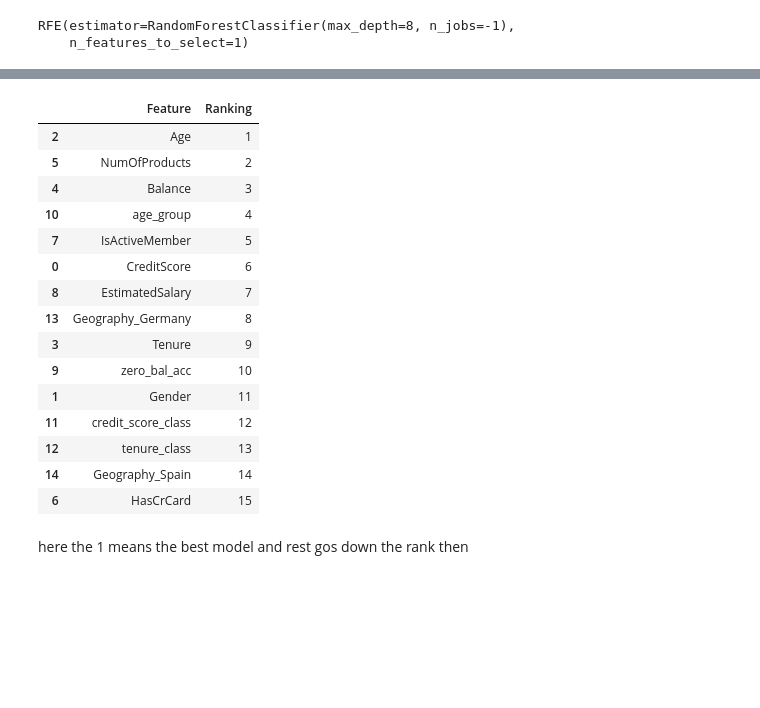
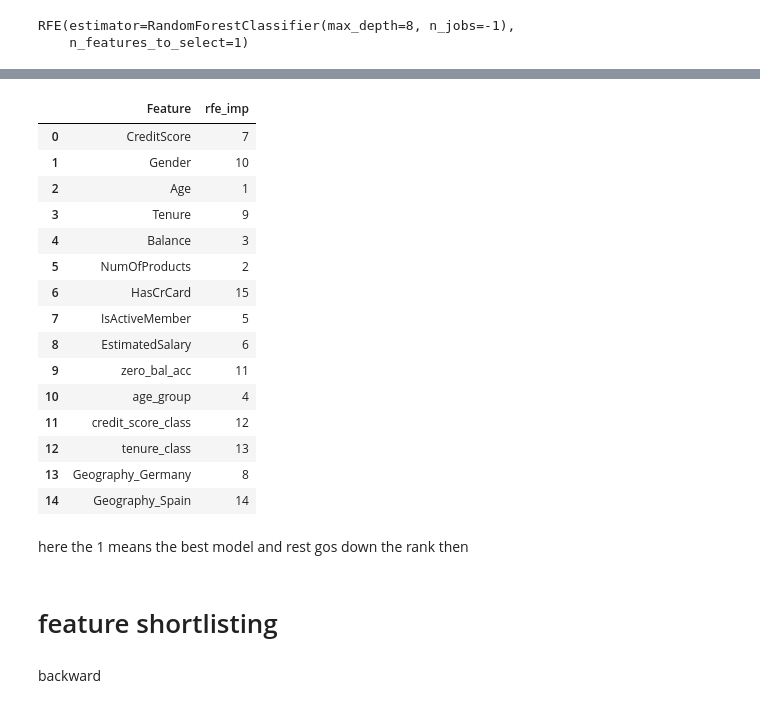
Before and after one commit to karansingh-chauhan/bank-customer-churn-modeling, a Jupyter notebook: notebook/FEATURE_ENG.IPYNB, the cells around one changed output, grey strips where cells are left out. Cells and saved outputs as stored; diff of their text form; code cells hidden in the pictures; blank space fills up the shorter version.

```diff
--- a/notebook/FEATURE_ENG.IPYNB
+++ b/notebook/FEATURE_ENG.IPYNB
@@ -813,28 +747,30 @@ array([ 6, 11,  1,  9,  3,  2, 15,  5,  7, 10,  4, 12, 13,  8, 14])
 # %%
 data = []
 
 for i, feature in enumerate(X.columns):
     data.append([feature, ranking[i]])
-
-dfF = pd.DataFrame(data, columns=['Feature', 'Ranking']).sort_values(by='Ranking')
-
-dfF
+rfe_df = pd.DataFrame(data, columns=['Feature', 'rfe_imp'])
+rfe_df
 # %% [output]
-|  | Feature | Ranking |
+|  | Feature | rfe_imp |
+| 0 | CreditScore | 7 |
+| 1 | Gender | 10 |
 | 2 | Age | 1 |
+| 3 | Tenure | 9 |
+| 4 | Balance | 3 |
 | 5 | NumOfProducts | 2 |
-| 4 | Balance | 3 |
+| 6 | HasCrCard | 15 |
+| 7 | IsActiveMember | 5 |
+| 8 | EstimatedSalary | 6 |
+| 9 | zero_bal_acc | 11 |
 | 10 | age_group | 4 |
-| 7 | IsActiveMember | 5 |
-| 0 | CreditScore | 6 |
-| 8 | EstimatedSalary | 7 |
-| 13 | Geography_Germany | 8 |
-| 3 | Tenure | 9 |
-| 9 | zero_bal_acc | 10 |
-| 1 | Gender | 11 |
 | 11 | credit_score_class | 12 |
 | 12 | tenure_class | 13 |
+| 13 | Geography_Germany | 8 |
 | 14 | Geography_Spain | 14 |
-| 6 | HasCrCard | 15 |
 # %% [markdown]
 here the 1 means the best model and rest gos down the rank then
+# %% [markdown]
+# feature shortlisting
+# %% [markdown]
+backward
```
Also changed, not shown: parts of 34 cells of this notebook, 3 other files.
